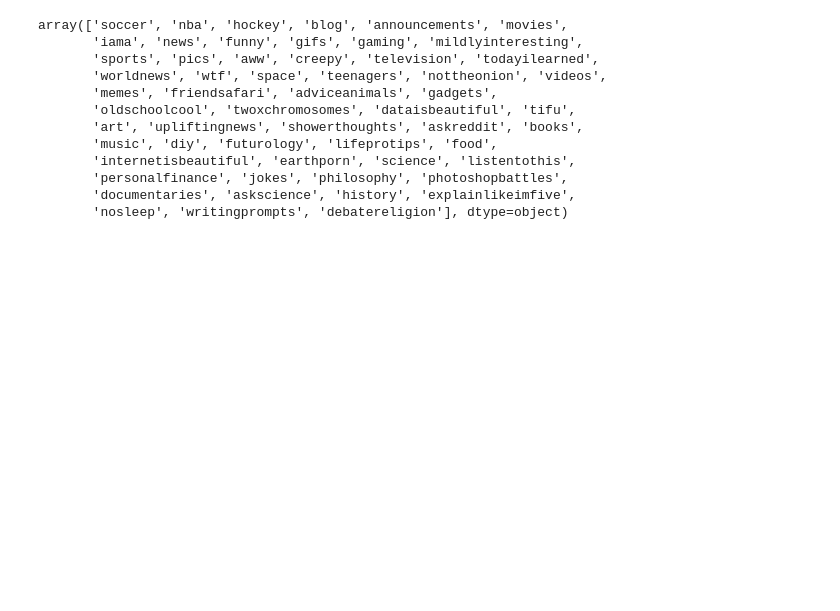
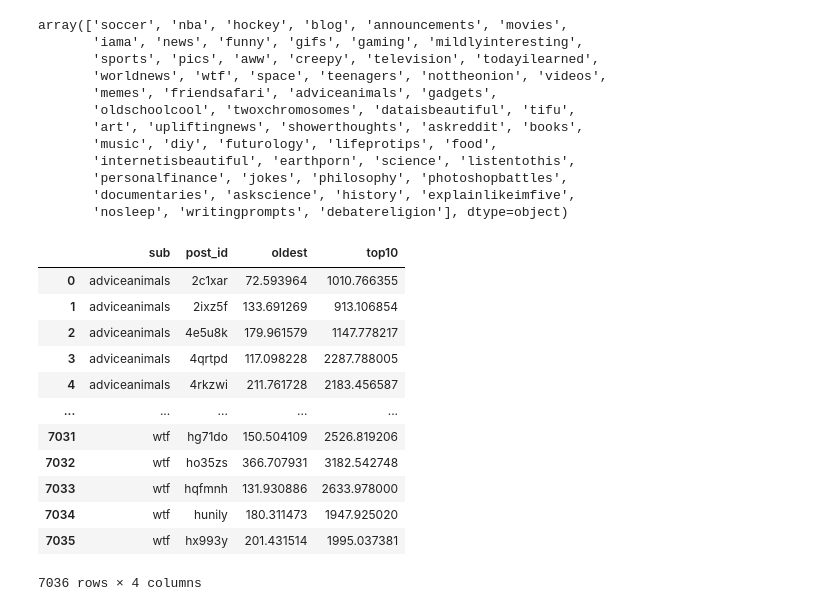
Before and after one commit to jwhendy/reddit-comment-scraper, a Jupyter notebook: comment-scraper.ipynb, the cells around one changed output. Cells and saved outputs as stored; diff of their text form; code cells hidden in the pictures; blank space fills up the shorter version.

```diff
--- a/comment-scraper.ipynb
+++ b/comment-scraper.ipynb
@@ -267,0 +322,20 @@ p.save('oldest-vs-top_by-sub.png', dpi=200, width=16, height=14)
+# %%
+df_agg = df.groupby(['sub', 'post_id', 'sort'], as_index=False).agg({'norm_dom': 'mean', 'dt_min_cmnt': 'mean'})
+df_agg['ratio'] = df_agg['dt_min_cmnt']*(df_agg['norm_dom']+1)
+df_agg = df_agg[['sub', 'post_id', 'sort', 'ratio']].pivot_table(index=['sub', 'post_id'], columns='sort', values=['ratio']).reset_index()
+df_agg.columns = ['sub', 'post_id', 'oldest', 'top10']
+df_agg
+# %% [output]
+|  | sub | post_id | oldest | top10 |
+| 0 | adviceanimals | 2c1xar | 72.593964 | 1010.766355 |
+| 1 | adviceanimals | 2ixz5f | 133.691269 | 913.106854 |
+| 2 | adviceanimals | 4e5u8k | 179.961579 | 1147.778217 |
+| 3 | adviceanimals | 4qrtpd | 117.098228 | 2287.788005 |
+| 4 | adviceanimals | 4rkzwi | 211.761728 | 2183.456587 |
+| ... | ... | ... | ... | ... |
+| 7031 | wtf | hg71do | 150.504109 | 2526.819206 |
+| 7032 | wtf | ho35zs | 366.707931 | 3182.542748 |
+| 7033 | wtf | hqfmnh | 131.930886 | 2633.978000 |
+| 7034 | wtf | hunily | 180.311473 | 1947.925020 |
+| 7035 | wtf | hx993y | 201.431514 | 1995.037381 |
+7036 rows × 4 columns
```
Also changed, not shown: parts of 15 cells of this notebook, 5 other files.
